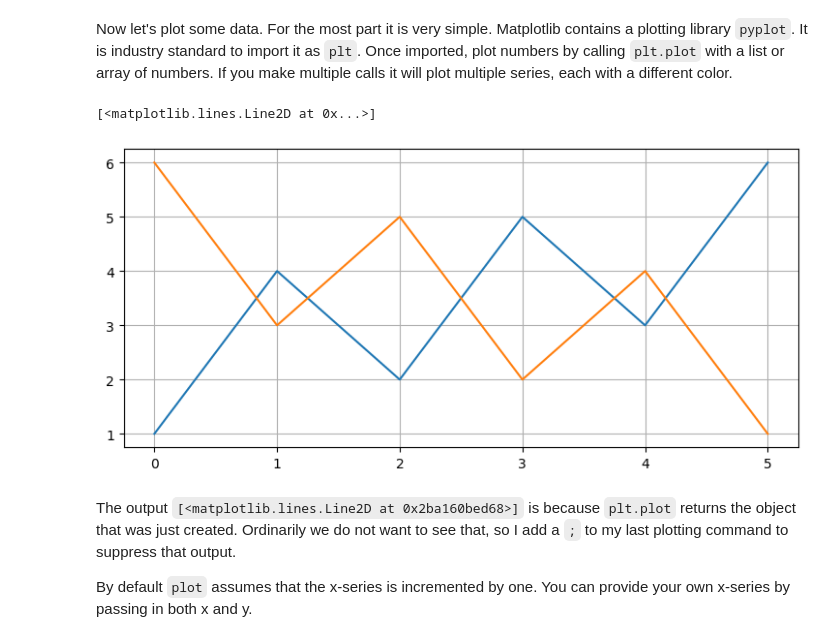
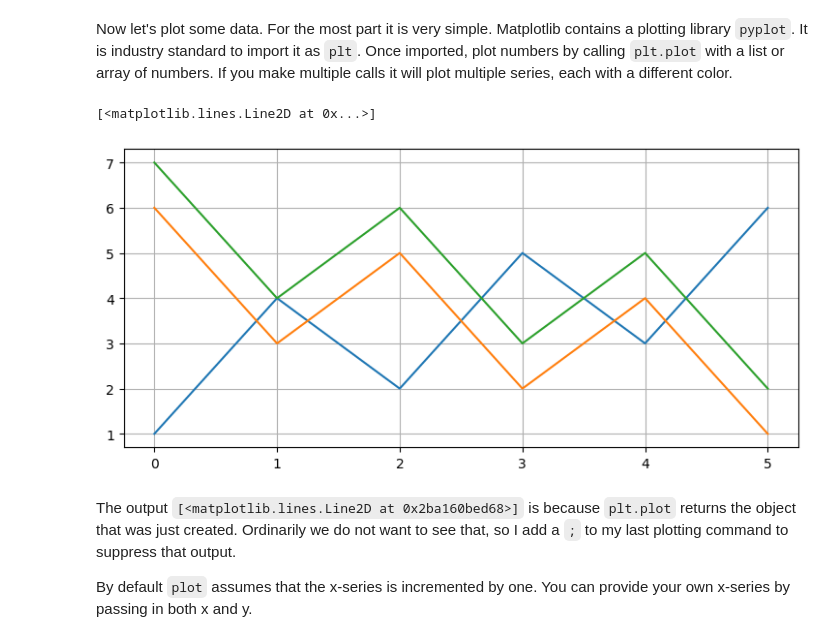
Before and after one commit to rajath00/Kalman-and-Bayesian-Filters-in-Python, a Jupyter notebook: 00-Preface.ipynb, the cells around one changed output. Drawn from its saved outputs; the diff is of its cells as text; code cells hidden in the pictures.

```diff
--- a/00-Preface.ipynb
+++ b/00-Preface.ipynb
@@ -292,11 +292,12 @@ Now let's plot some data. For the most part it is very simple. Matplotlib contai
 # %%
 import matplotlib.pyplot as plt
 a = np.array([6, 3, 5, 2, 4, 1])
 plt.plot([1, 4, 2, 5, 3, 6])
 plt.plot(a)
+plt.plot(a+1)
 # %% [output]
 [<matplotlib.lines.Line2D at 0x...>]
-[figure, old version]
+[figure, new version]
 # %% [markdown]
 The output `[<matplotlib.lines.Line2D at 0x2ba160bed68>]` is because `plt.plot` returns the object that was just created. Ordinarily we do not want to see that, so I add a `;` to my last plotting command to suppress that output.
 
```
Also changed, not shown: parts of 2 cells of this notebook, 1 other file.
